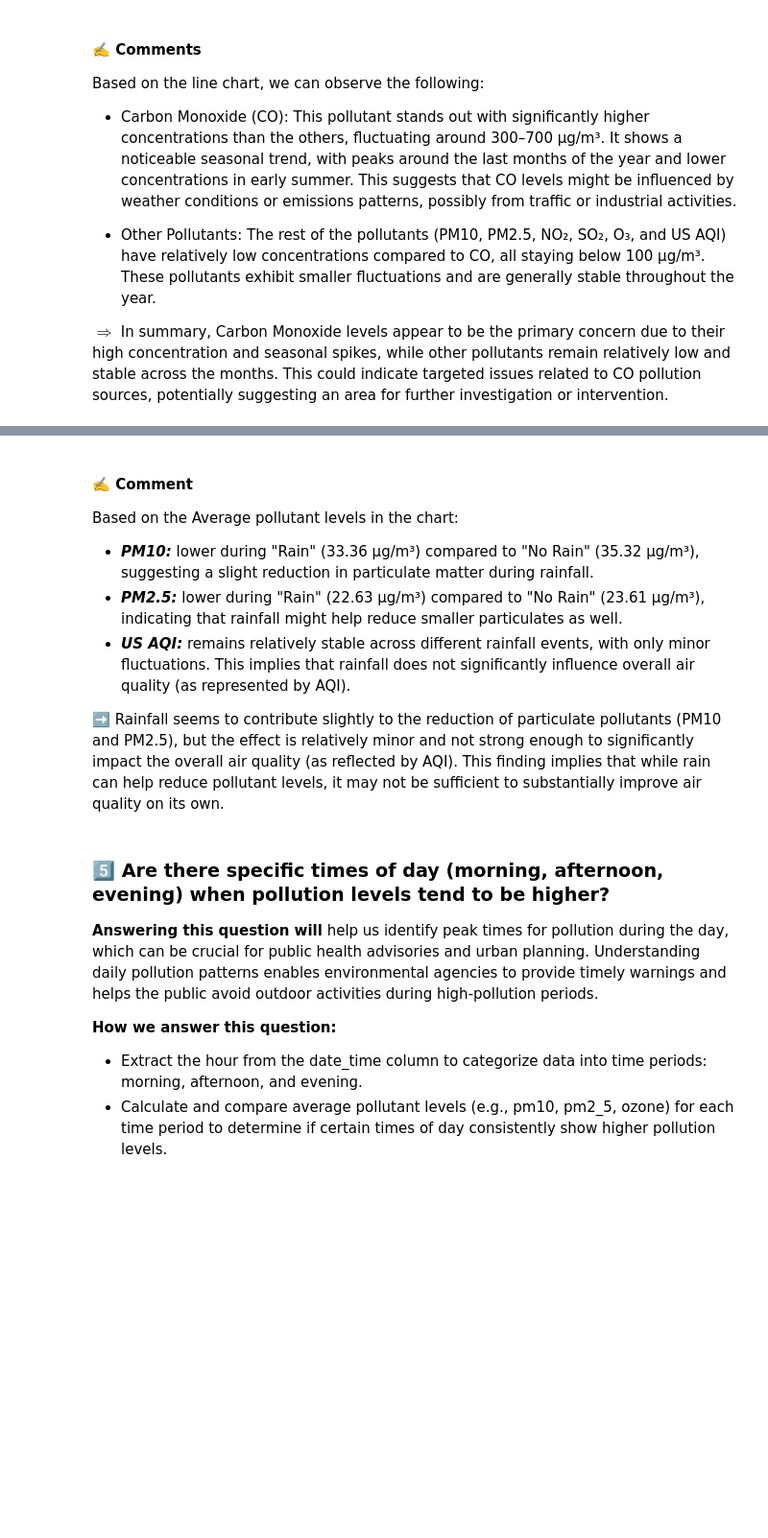
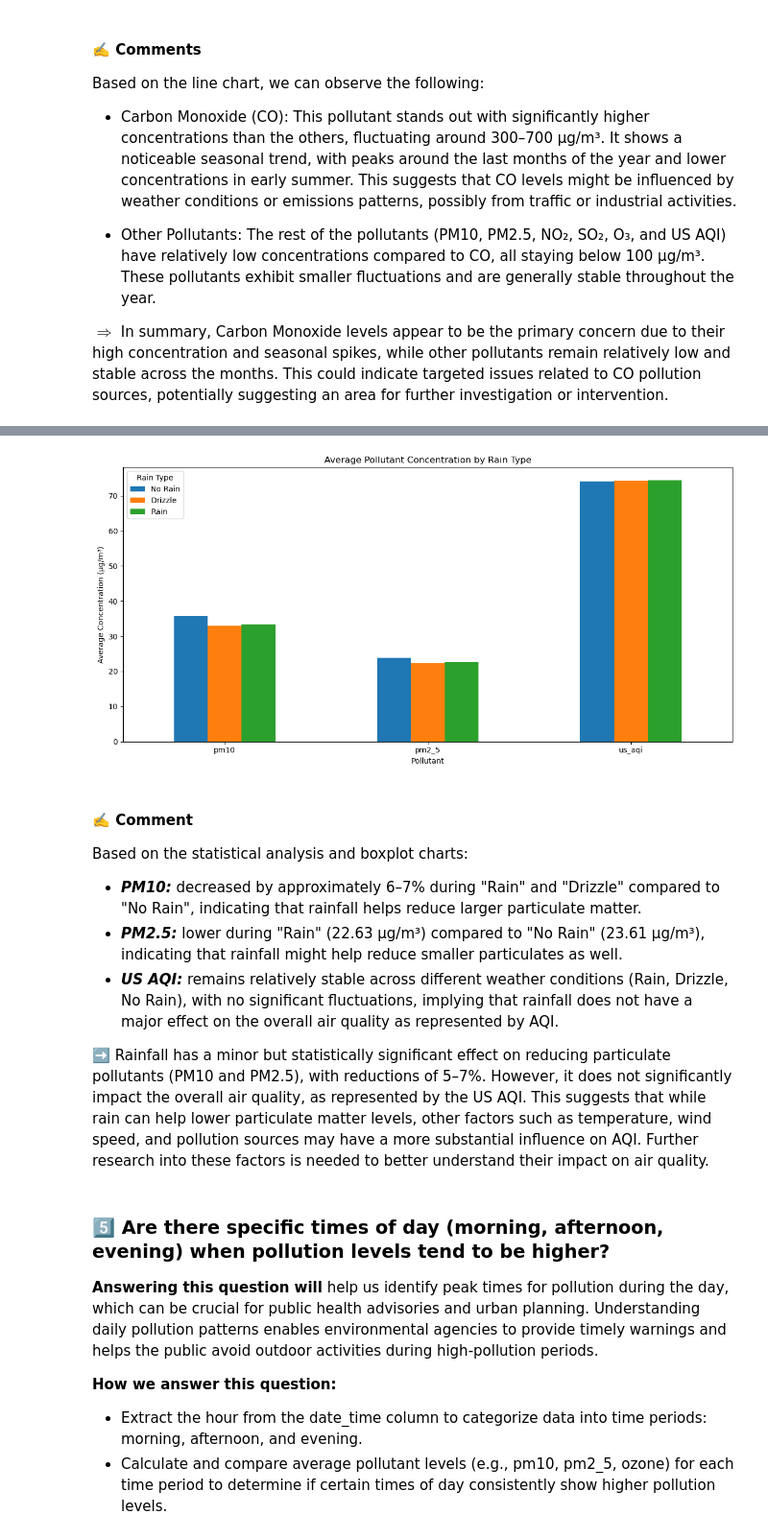
Before and after one commit to mtue04/HCMC-WAQ-Analysis, a Jupyter notebook: notebooks/3.2 - questioning.ipynb, the cells around one changed output, grey strips where cells are left out. Shown at 96% size. Saved outputs shown, nothing was run; the diff lists cells and outputs as text; code cells hidden in the pictures; blank space fills up the shorter version.

```diff
--- a/notebooks/3.2 - questioning.ipynb
+++ b/notebooks/3.2 - questioning.ipynb
@@ -415,12 +438,33 @@ Rain            33.359698  22.629533  73.956431
+# %%
+# Extract the average pollutant concentrations for each rain type
+rain_type_avg = rain_stats.xs('mean', level=1, axis=1)
+
+# Reorder the index to match the desired order
+rain_type_avg = rain_type_avg.reindex(['No Rain', 'Drizzle', 'Rain'])
+
+# Plot the bar chart grouped by rain type
+rain_type_avg.T.plot(kind='bar', figsize=(12, 6))
+plt.title('Average Pollutant Concentration by Rain Type')
+plt.xlabel('Pollutant')
+plt.ylabel('Average Concentration (µg/m³)')
+plt.xticks(rotation=0)
+plt.legend(title="Rain Type")
+
+plt.savefig(question42_path)
+plt.tight_layout()
+plt.show()
+# %% [output]
+[figure, added]
 # %% [markdown]
 #### ✍️ **Comment**
 
-Based on the Average pollutant levels in the chart:
-* ***PM10:*** lower during "Rain" (33.36 µg/m³) compared to "No Rain" (35.32 µg/m³), suggesting a slight reduction in particulate matter during rainfall.
+Based on the statistical analysis and boxplot charts:
+
+* ***PM10:*** decreased by approximately 6–7% during "Rain" and "Drizzle" compared to "No Rain", indicating that rainfall helps reduce larger particulate matter.
 * ***PM2.5:*** lower during "Rain" (22.63 µg/m³) compared to "No Rain" (23.61 µg/m³), indicating that rainfall might help reduce smaller particulates as well.
-* ***US AQI:*** remains relatively stable across different rainfall events, with only minor fluctuations. This implies that rainfall does not significantly influence overall air quality (as represented by AQI).
+* ***US AQI:*** remains relatively stable across different weather conditions (Rain, Drizzle, No Rain), with no significant fluctuations, implying that rainfall does not have a major effect on the overall air quality as represented by AQI.
 
-➡️ Rainfall seems to contribute slightly to the reduction of particulate pollutants (PM10 and PM2.5), but the effect is relatively minor and not strong enough to significantly impact the overall air quality (as reflected by AQI). This finding implies that while rain can help reduce pollutant levels, it may not be sufficient to substantially improve air quality on its own.
+➡️ Rainfall has a minor but statistically significant effect on reducing particulate pollutants (PM10 and PM2.5), with reductions of 5–7%. However, it does not significantly impact the overall air quality, as represented by the US AQI. This suggests that while rain can help lower particulate matter levels, other factors such as temperature, wind speed, and pollution sources may have a more substantial influence on AQI. Further research into these factors is needed to better understand their impact on air quality.
 # %% [markdown]
 ### 5️⃣ **Are there specific times of day (morning, afternoon, evening) when pollution levels tend to be higher?**
 
```
Also changed, not shown: parts of 9 cells of this notebook, 4 other files.
